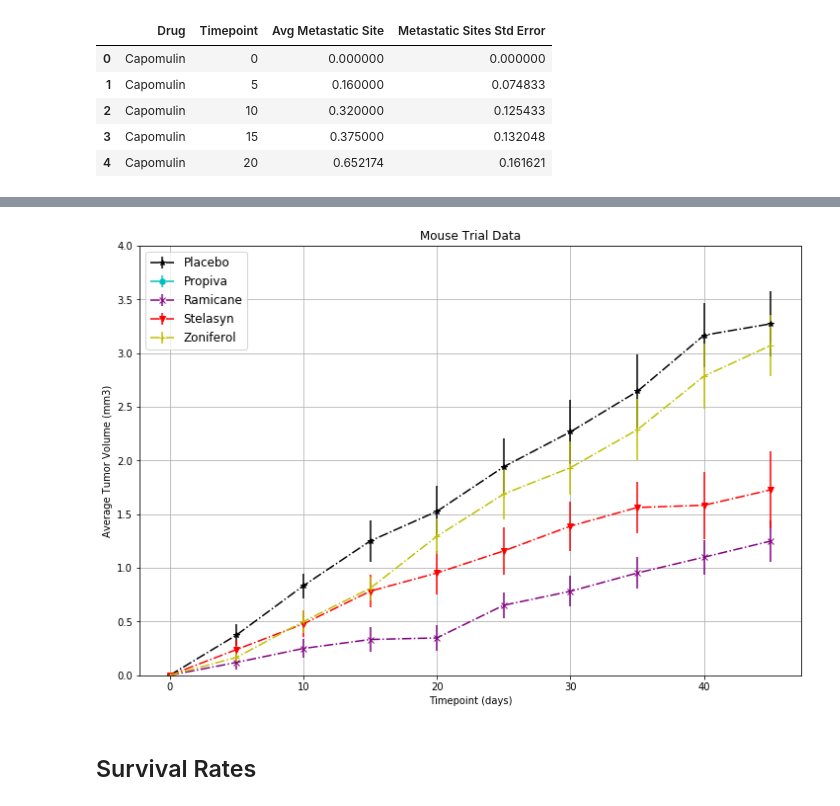
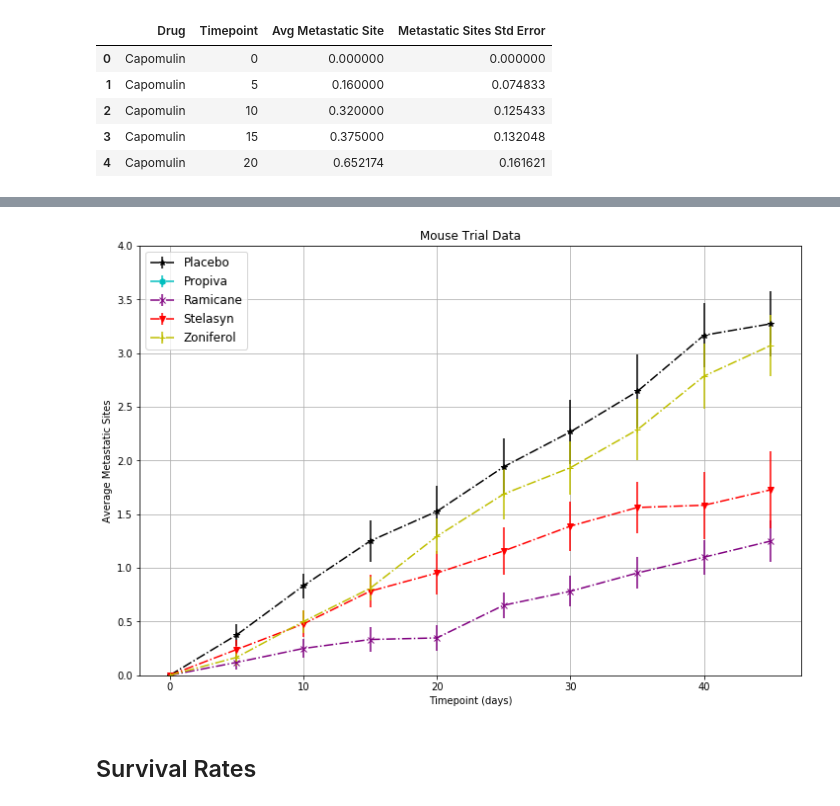
Before and after one commit to gwathen2019/matplotlib-challenge, a Jupyter notebook: Pymaceuticals/matplotlib-pymaceuticals-final.ipynb, the cells around one changed output, grey strips where cells are left out. Cells and saved outputs as stored; diff of their text form; code cells hidden in the pictures.

```diff
--- a/Pymaceuticals/matplotlib-pymaceuticals-final.ipynb
+++ b/Pymaceuticals/matplotlib-pymaceuticals-final.ipynb
@@ -448,35 +448,35 @@ stderror = df_ram_met["Metastatic Sites Std Error"]
 ax.errorbar(x, y, stderror, fmt="-.x", color="purple", label="Ramicane")
 
 x = df_ste_met["Timepoint"]
 y = df_ste_met["Avg Metastatic Site"]
 stderror = df_ste_met["Metastatic Sites Std Error"]
 ax.errorbar(x, y, stderror, fmt="-.v", color="red", label="Stelasyn")
 
 x = df_zon_met["Timepoint"]
 y = df_zon_met["Avg Metastatic Site"]
 stderror = df_zon_met["Metastatic Sites Std Error"]
 ax.errorbar(x, y, stderror, fmt="-.+", color="y", label="Zoniferol")
 
 
 # Incorporate the other graph properties
 plt.title("Mouse Trial Data")
 #plt.ylabel("Average Tumor Volume (mm3)")
 #plt.xlabel("Timepoint (days)")
 plt.grid(True)
 
 ax.set_ylim(0,4)
 
 ax.set_xlabel("Timepoint (days)")
-ax.set_ylabel("Average Tumor Volume (mm3)")
+ax.set_ylabel("Average Metastatic Sites")
 
 plt.legend(loc="upper left", fontsize="large", fancybox=True)
 
 # Save the figure
 plt.savefig("Mouse_avg_metasite2.png")
 
 plt.show()
 # %% [output]
-[figure, old version]
+[figure, new version]
 # %% [markdown]
 ## Survival Rates
 # %%
```
Also changed, not shown: parts of 2 cells of this notebook, 2 other files.
